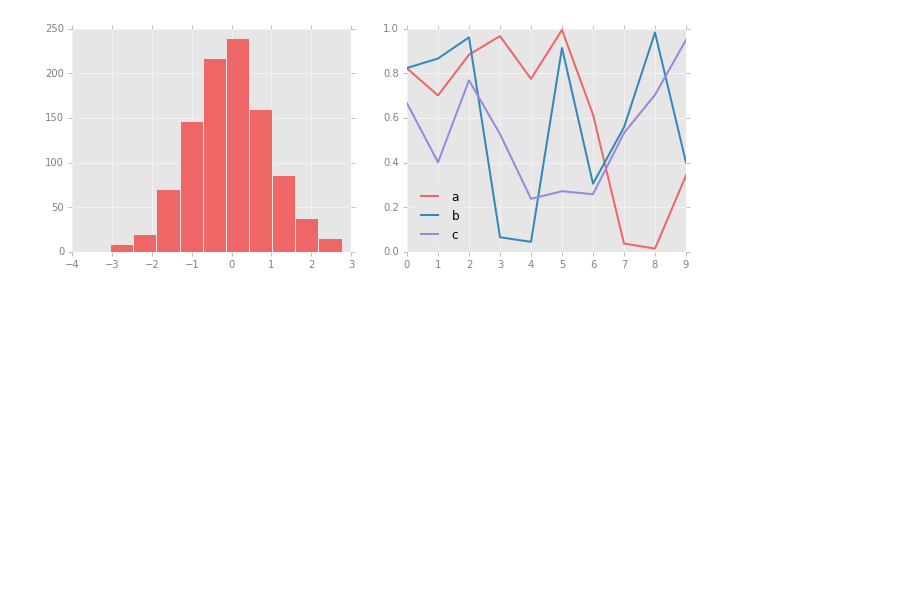
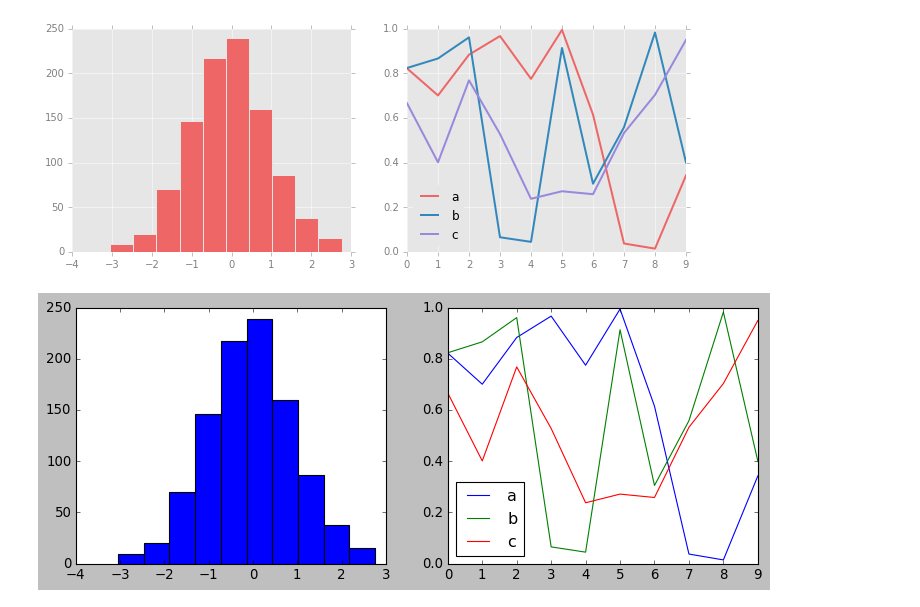
Before and after one commit to Alumasa/data_sci-and-machine_learning, a Jupyter notebook: Settings and Stylesheets.ipynb, the cells around one changed output. Cells and saved outputs as stored; diff of their text form; code cells hidden in the pictures; blank space fills up the shorter version.

```diff
--- a/Settings and Stylesheets.ipynb
+++ b/Settings and Stylesheets.ipynb
@@ -113,3 +113,8 @@ import seaborn
 hist_and_lines()
 # %% [output]
 [figure]
+# %%
+with plt.style.context('classic'):
+    hist_and_lines()
+# %% [output]
+[figure, added]
```
Also changed, not shown: 1 other file.
